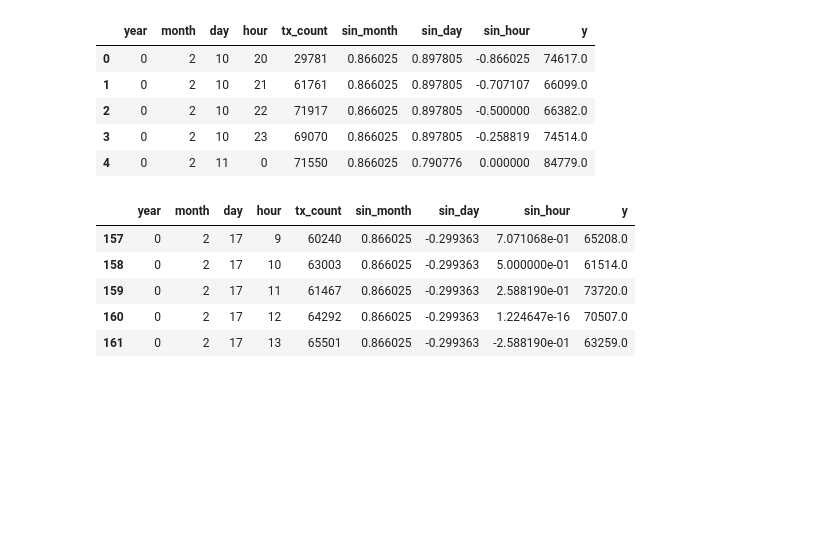
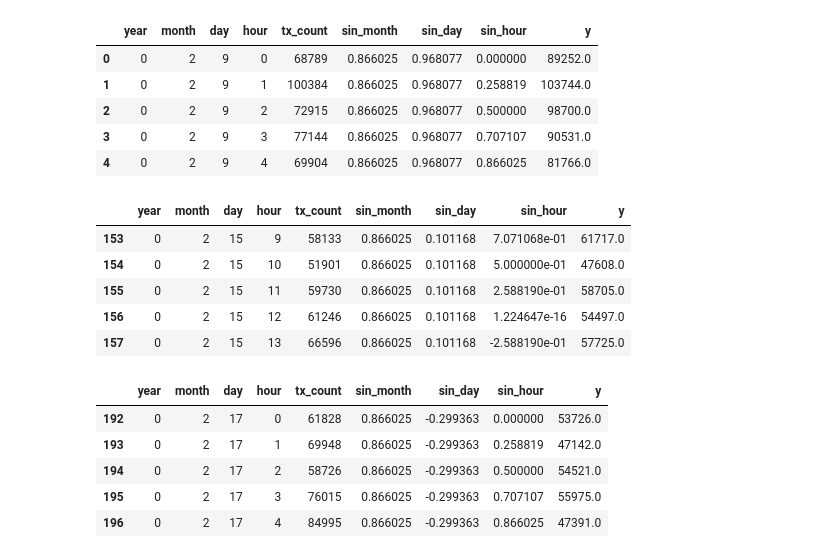
Before and after one commit to mlabs-ai/xrpl-demo, a Jupyter notebook: create_datasets.ipynb, the cells around one changed output. Saved outputs shown, nothing was run; the diff lists cells and outputs as text; code cells hidden in the pictures; blank space fills up the shorter version.

Commit message:
Creating validation set

```diff
--- a/create_datasets.ipynb
+++ b/create_datasets.ipynb
@@ -126,24 +127,33 @@ df.tail(25)
 # %%
 # Do a train/test split by taking the first 80% of the data as the train dataframe and the last 20% as the test dataframe
 
 from sklearn.model_selection import train_test_split
 
 train, test = train_test_split(df, test_size=0.2, random_state=42, shuffle=False)
+train, validation = train_test_split(train, test_size=0.2, random_state=42, shuffle=False)
+
 display(train.head())
+display(validation.head())
 display(test.head())
 # %% [output]
 |  | year | month | day | hour | tx_count | sin_month | sin_day | sin_hour | y |
-| 0 | 0 | 2 | 10 | 20 | 29781 | 0.866025 | 0.897805 | -0.866025 | 74617.0 |
-| 1 | 0 | 2 | 10 | 21 | 61761 | 0.866025 | 0.897805 | -0.707107 | 66099.0 |
-| 2 | 0 | 2 | 10 | 22 | 71917 | 0.866025 | 0.897805 | -0.500000 | 66382.0 |
-| 3 | 0 | 2 | 10 | 23 | 69070 | 0.866025 | 0.897805 | -0.258819 | 74514.0 |
-| 4 | 0 | 2 | 11 | 0 | 71550 | 0.866025 | 0.790776 | 0.000000 | 84779.0 |
+| 0 | 0 | 2 | 9 | 0 | 68789 | 0.866025 | 0.968077 | 0.000000 | 89252.0 |
+| 1 | 0 | 2 | 9 | 1 | 100384 | 0.866025 | 0.968077 | 0.258819 | 103744.0 |
+| 2 | 0 | 2 | 9 | 2 | 72915 | 0.866025 | 0.968077 | 0.500000 | 98700.0 |
+| 3 | 0 | 2 | 9 | 3 | 77144 | 0.866025 | 0.968077 | 0.707107 | 90531.0 |
+| 4 | 0 | 2 | 9 | 4 | 69904 | 0.866025 | 0.968077 | 0.866025 | 81766.0 |
 |  | year | month | day | hour | tx_count | sin_month | sin_day | sin_hour | y |
-| 157 | 0 | 2 | 17 | 9 | 60240 | 0.866025 | -0.299363 | 7.071068e-01 | 65208.0 |
-| 158 | 0 | 2 | 17 | 10 | 63003 | 0.866025 | -0.299363 | 5.000000e-01 | 61514.0 |
-| 159 | 0 | 2 | 17 | 11 | 61467 | 0.866025 | -0.299363 | 2.588190e-01 | 73720.0 |
-| 160 | 0 | 2 | 17 | 12 | 64292 | 0.866025 | -0.299363 | 1.224647e-16 | 70507.0 |
-| 161 | 0 | 2 | 17 | 13 | 65501 | 0.866025 | -0.299363 | -2.588190e-01 | 63259.0 |
+| 153 | 0 | 2 | 15 | 9 | 58133 | 0.866025 | 0.101168 | 7.071068e-01 | 61717.0 |
+| 154 | 0 | 2 | 15 | 10 | 51901 | 0.866025 | 0.101168 | 5.000000e-01 | 47608.0 |
+| 155 | 0 | 2 | 15 | 11 | 59730 | 0.866025 | 0.101168 | 2.588190e-01 | 58705.0 |
+| 156 | 0 | 2 | 15 | 12 | 61246 | 0.866025 | 0.101168 | 1.224647e-16 | 54497.0 |
+| 157 | 0 | 2 | 15 | 13 | 66596 | 0.866025 | 0.101168 | -2.588190e-01 | 57725.0 |
+|  | year | month | day | hour | tx_count | sin_month | sin_day | sin_hour | y |
+| 192 | 0 | 2 | 17 | 0 | 61828 | 0.866025 | -0.299363 | 0.000000 | 53726.0 |
+| 193 | 0 | 2 | 17 | 1 | 69948 | 0.866025 | -0.299363 | 0.258819 | 47142.0 |
+| 194 | 0 | 2 | 17 | 2 | 58726 | 0.866025 | -0.299363 | 0.500000 | 54521.0 |
+| 195 | 0 | 2 | 17 | 3 | 76015 | 0.866025 | -0.299363 | 0.707107 | 55975.0 |
+| 196 | 0 | 2 | 17 | 4 | 84995 | 0.866025 | -0.299363 | 0.866025 | 47391.0 |
 # %%
 # Write the train and test dataframes to csv files
 
```
Also changed, not shown: parts of 9 cells of this notebook, 2 other files.
